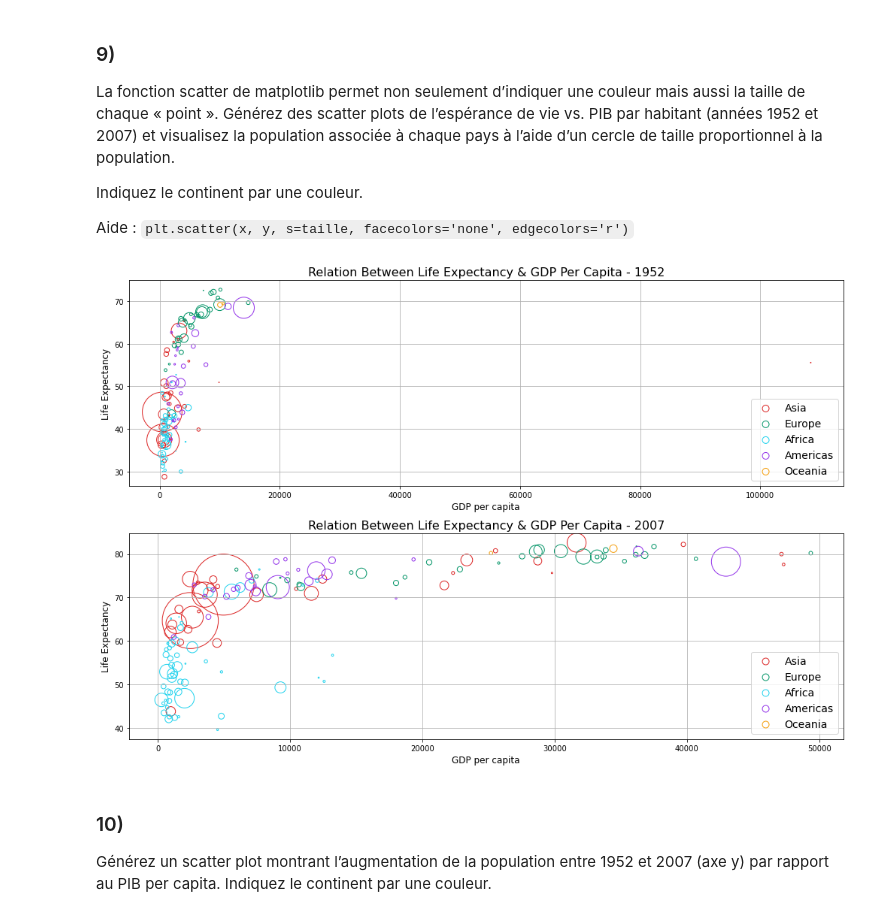
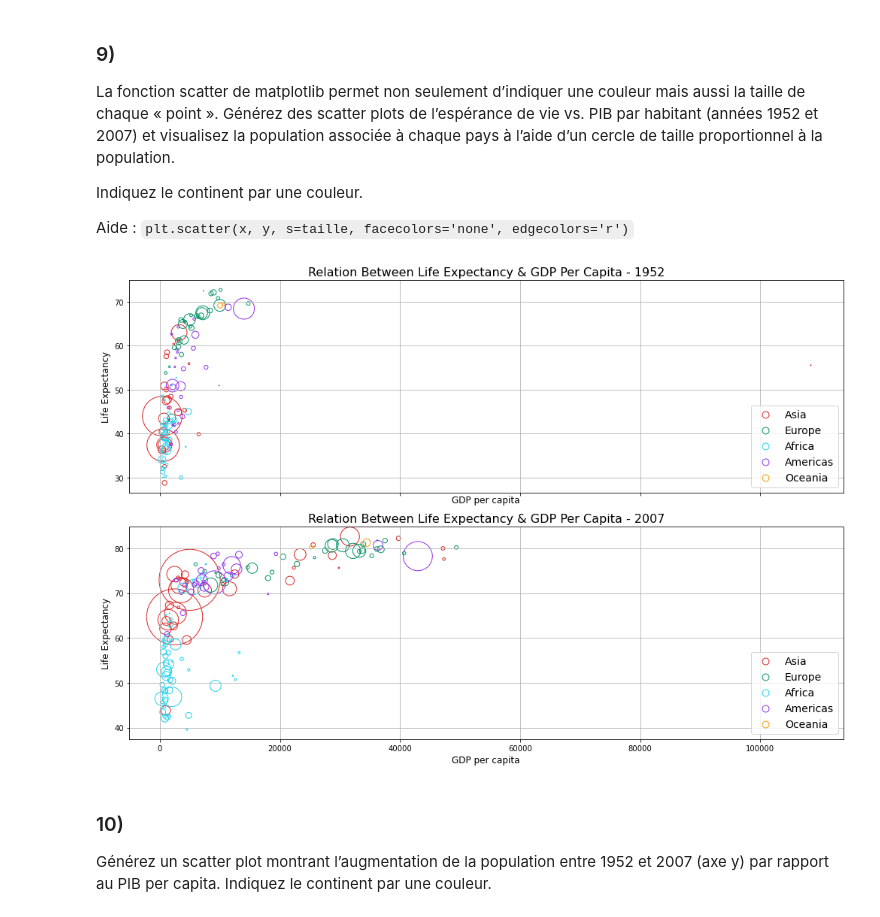
Before and after one commit to heig-vkaelin/isd, a Jupyter notebook: Labo3/gapminder.ipynb, the cells around one changed output. Drawn from its saved outputs; the diff is of its cells as text; code cells hidden in the pictures.

```diff
--- a/Labo3/gapminder.ipynb
+++ b/Labo3/gapminder.ipynb
@@ -270,7 +270,8 @@ country_2007_per_continent = [gapminder.where(gapminder.continent == continent).
 
 colors = ['#DC2626', '#059669', '#22D3EE', '#9333EA', '#F59E0B']
 
-fig, axs = plt.subplots(2, figsize=(14, 10))
+fig, axs = plt.subplots(2, figsize=(14, 10), sharex=True)
+
 # Plot 1952
 for i in range(len(continents)):
      axs[0].scatter(country_1952_per_continent[i]['gdpPercap'], country_1952_per_continent[i]['lifeExp'], c=colors[i], label=continents[i])
@@ -320,35 +321,35 @@ continents = gapminder['continent'].unique()
 country_1952_per_continent = [gapminder.where(gapminder.continent == continent).where(gapminder.year == 1952).groupby('country').mean() for continent in continents]
 country_2007_per_continent = [gapminder.where(gapminder.continent == continent).where(gapminder.year == 2007).groupby('country').mean() for continent in continents]
 
 colors = ['#DC2626', '#059669', '#22D3EE', '#9333EA', '#F59E0B']
 
-fig, axs = plt.subplots(2, figsize=(14, 10))
+fig, axs = plt.subplots(2, figsize=(14, 10), sharex=True)
 # Plot 1952
 for i in range(len(continents)):
      axs[0].scatter(country_1952_per_continent[i]['gdpPercap'], country_1952_per_continent[i]['lifeExp'], s=(country_1952_per_continent[i]['pop'] / 200000), facecolors='none', edgecolors=colors[i], label=continents[i])
 axs[0].set_title('Relation Between Life Expectancy & GDP Per Capita - 1952', fontsize=16)
 axs[0].set_xlabel('GDP per capita', fontsize=12)
 axs[0].set_ylabel('Life Expectancy', fontsize=12)
 lgnd = axs[0].legend(loc="lower right", scatterpoints=1, fontsize=14)
 for i in range(len(continents)):
     lgnd.legendHandles[i]._sizes = [80]
 axs[0].grid()
 
 # Plot 2007
 for i in range(len(continents)):
     axs[1].scatter(country_2007_per_continent[i]['gdpPercap'], country_2007_per_continent[i]['lifeExp'], s=(country_2007_per_continent[i]['pop'] / 200000), facecolors='none', edgecolors=colors[i], label=continents[i])
 axs[1].set_title('Relation Between Life Expectancy & GDP Per Capita - 2007', fontsize=16)
 axs[1].set_xlabel('GDP per capita', fontsize=12)
 axs[1].set_ylabel('Life Expectancy', fontsize=12)
 axs[1].legend(loc='lower right')
 lgnd = axs[1].legend(loc="lower right", scatterpoints=1, fontsize=14)
 for i in range(len(continents)):
     lgnd.legendHandles[i]._sizes = [80]
 axs[1].grid()
 
 fig.tight_layout(rect=[0, 0.03, 1, 0.98])
 # %% [output]
-[figure, old version]
+[figure, new version]
 # %% [markdown]
 ### 10)
 Générez un scatter plot montrant l’augmentation de la population entre 1952 et 2007 (axe y) par rapport au PIB per capita. Indiquez le continent par une couleur.
```
Also changed, not shown: parts of 5 cells of this notebook, 1 other file.
